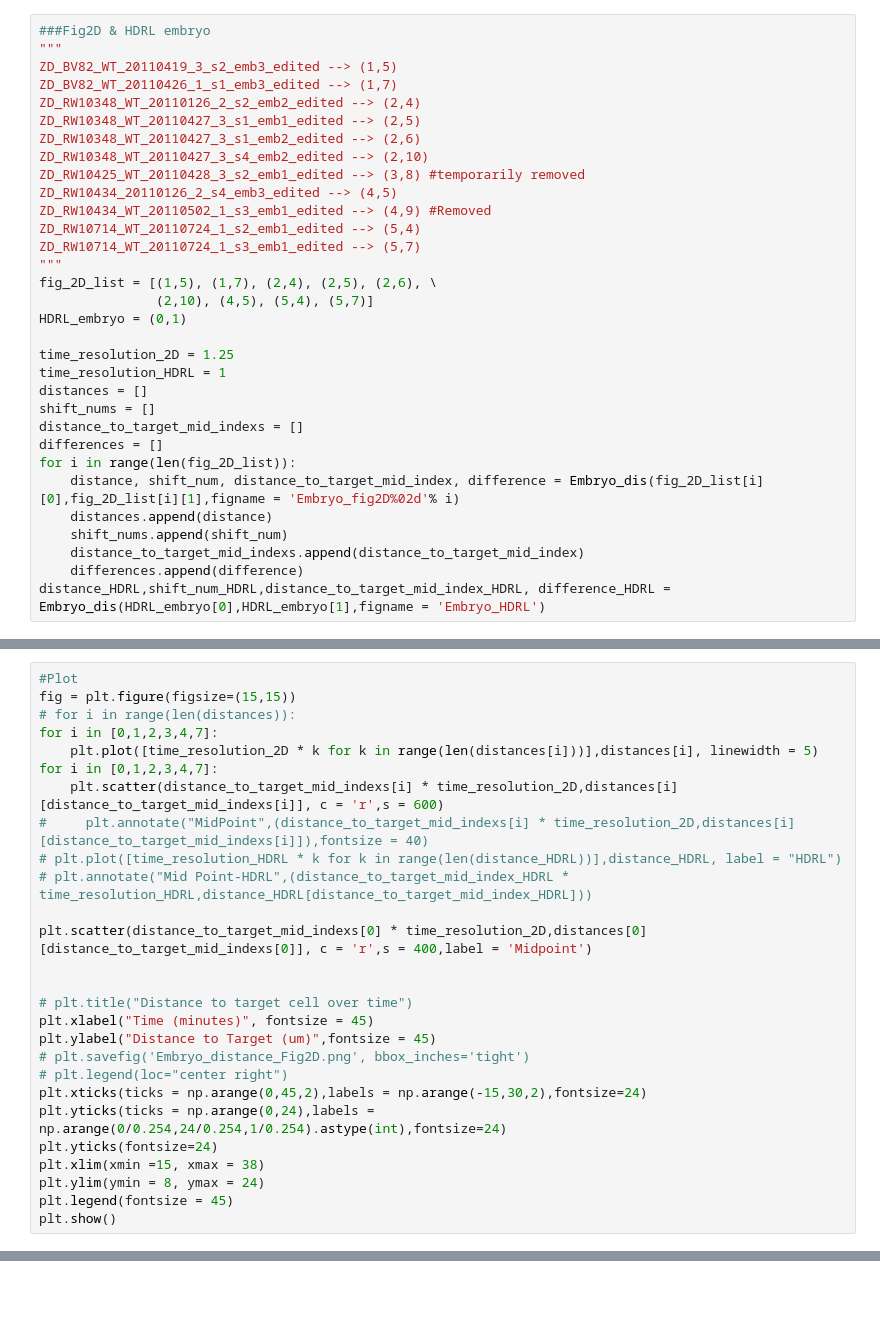
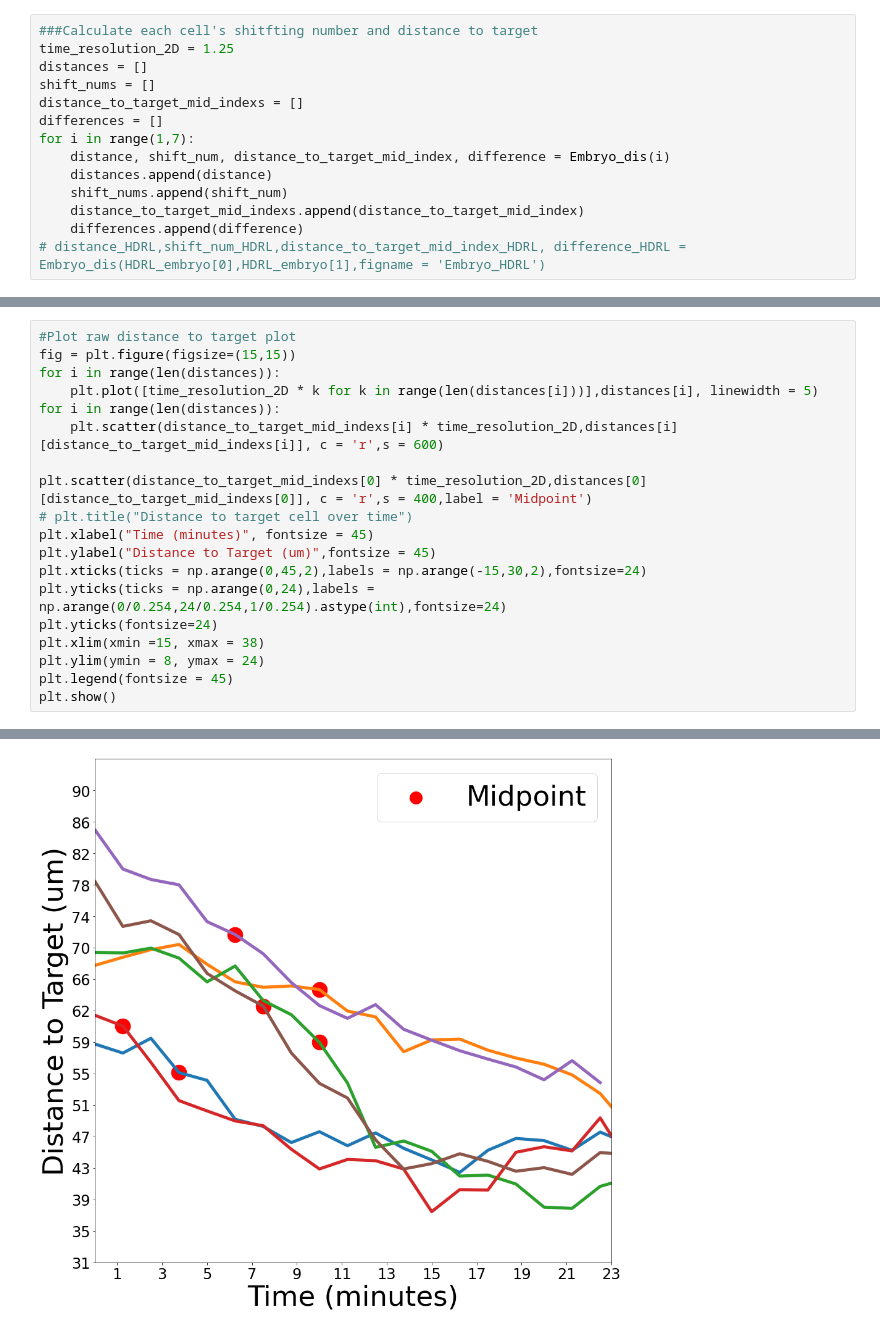
Before and after one commit to Joseph960616/CellMigrationGym, a Jupyter notebook: observation/observation_analysis.ipynb, the cells around one changed output, grey strips where cells are left out. Drawn from its saved outputs; the diff is of its cells as text; blank space fills up the shorter version.

Commit message:
update observation plot

```diff
--- a/observation/observation_analysis.ipynb
+++ b/observation/observation_analysis.ipynb
@@ -133,35 +126,17 @@ def Embryo_dis(embryo, number, figname = 'Embryo_distance'):
     plt.show()
     return distance_to_target, shift_num, distance_to_target_mid_index, difference
 # %%
-###Fig2D & HDRL embryo
-"""
-ZD_BV82_WT_20110419_3_s2_emb3_edited --> (1,5)
-ZD_BV82_WT_20110426_1_s1_emb3_edited --> (1,7)
-ZD_RW10348_WT_20110126_2_s2_emb2_edited --> (2,4)
-ZD_RW10348_WT_20110427_3_s1_emb1_edited --> (2,5)
-ZD_RW10348_WT_20110427_3_s1_emb2_edited --> (2,6)
-ZD_RW10348_WT_20110427_3_s4_emb2_edited --> (2,10)
-ZD_RW10425_WT_20110428_3_s2_emb1_edited --> (3,8) #temporarily removed
-ZD_RW10434_20110126_2_s4_emb3_edited --> (4,5)
-ZD_RW10434_WT_20110502_1_s3_emb1_edited --> (4,9) #Removed
-ZD_RW10714_WT_20110724_1_s2_emb1_edited --> (5,4)
-ZD_RW10714_WT_20110724_1_s3_emb1_edited --> (5,7)
-"""
-fig_2D_list = [(1,5), (1,7), (2,4), (2,5), (2,6), \
-               (2,10), (4,5), (5,4), (5,7)]
-HDRL_embryo = (0,1)
-
+###Calculate each cell's shitfting number and distance to target
 time_resolution_2D = 1.25
-time_resolution_HDRL = 1
 distances = []
 shift_nums = []
 distance_to_target_mid_indexs = []
 differences = []
-for i in range(len(fig_2D_list)):
-    distance, shift_num, distance_to_target_mid_index, difference = Embryo_dis(fig_2D_list[i][0],fig_2D_list[i][1],figname = 'Embryo_fig2D%02d'% i)
+for i in range(1,7):
+    distance, shift_num, distance_to_target_mid_index, difference = Embryo_dis(i)
     distances.append(distance)
     shift_nums.append(shift_num)
     distance_to_target_mid_indexs.append(distance_to_target_mid_index)
     differences.append(difference)
-distance_HDRL,shift_num_HDRL,distance_to_target_mid_index_HDRL, difference_HDRL = Embryo_dis(HDRL_embryo[0],HDRL_embryo[1],figname = 'Embryo_HDRL')
+# distance_HDRL,shift_num_HDRL,distance_to_target_mid_index_HDRL, difference_HDRL = Embryo_dis(HDRL_embryo[0],HDRL_embryo[1],figname = 'Embryo_HDRL')
 # %% [output]
@@ -169,23 +251,15 @@ FileNotFoundError: [Errno 2] No such file or directory: './WT50_release_revised/
 # %%
-#Plot
+#Plot raw distance to target plot
 fig = plt.figure(figsize=(15,15))
-# for i in range(len(distances)):
-for i in [0,1,2,3,4,7]:
+for i in range(len(distances)):
     plt.plot([time_resolution_2D * k for k in range(len(distances[i]))],distances[i], linewidth = 5)
-for i in [0,1,2,3,4,7]:
+for i in range(len(distances)):
     plt.scatter(distance_to_target_mid_indexs[i] * time_resolution_2D,distances[i][distance_to_target_mid_indexs[i]], c = 'r',s = 600)
-#     plt.annotate("MidPoint",(distance_to_target_mid_indexs[i] * time_resolution_2D,distances[i][distance_to_target_mid_indexs[i]]),fontsize = 40)
-# plt.plot([time_resolution_HDRL * k for k in range(len(distance_HDRL))],distance_HDRL, label = "HDRL")
-# plt.annotate("Mid Point-HDRL",(distance_to_target_mid_index_HDRL * time_resolution_HDRL,distance_HDRL[distance_to_target_mid_index_HDRL]))
 
 plt.scatter(distance_to_target_mid_indexs[0] * time_resolution_2D,distances[0][distance_to_target_mid_indexs[0]], c = 'r',s = 400,label = 'Midpoint')
-
-
 # plt.title("Distance to target cell over time")
 plt.xlabel("Time (minutes)", fontsize = 45)
 plt.ylabel("Distance to Target (um)",fontsize = 45)
-# plt.savefig('Embryo_distance_Fig2D.png', bbox_inches='tight')
-# plt.legend(loc="center right")
 plt.xticks(ticks = np.arange(0,45,2),labels = np.arange(-15,30,2),fontsize=24)
 plt.yticks(ticks = np.arange(0,24),labels = np.arange(0/0.254,24/0.254,1/0.254).astype(int),fontsize=24)
 plt.yticks(fontsize=24)
@@ -198,0 +271 @@ IndexError: list index out of range
+[figure, added]
```
Also changed, not shown: parts of 6 cells of this notebook.
